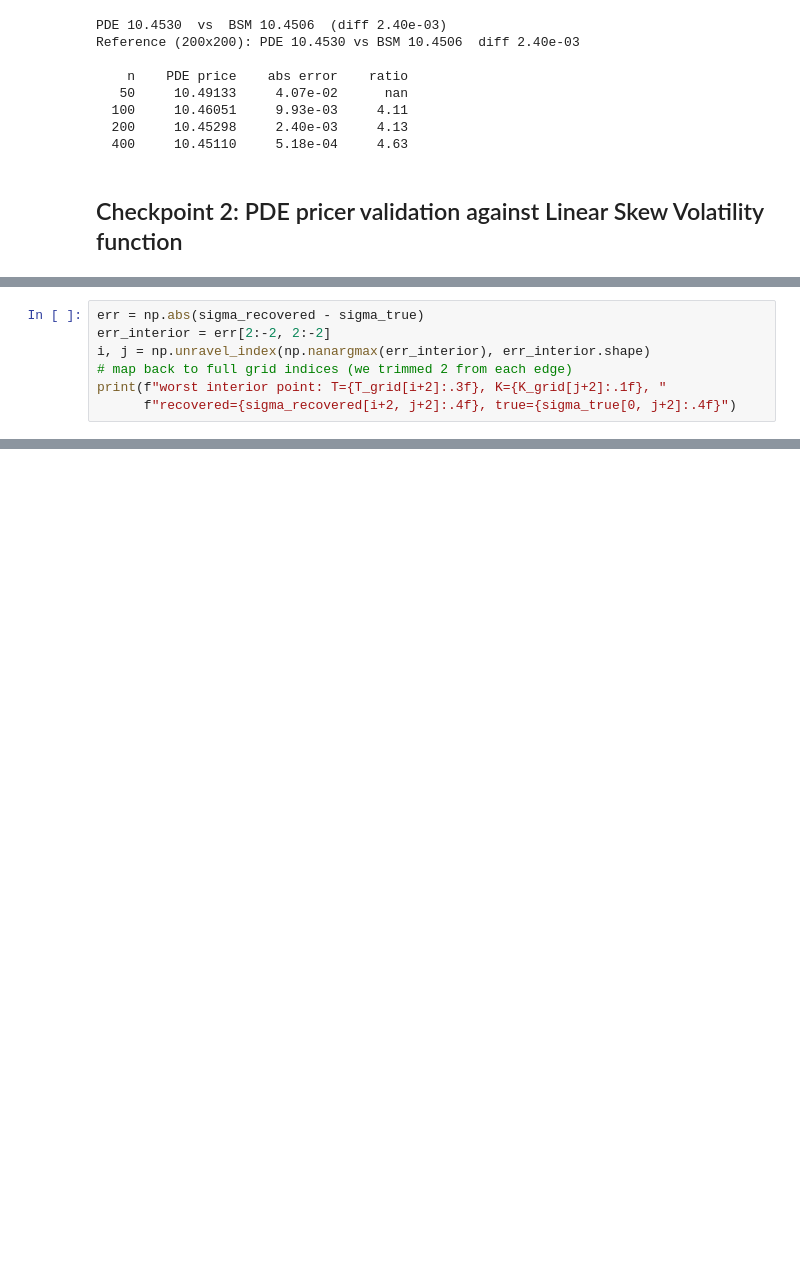
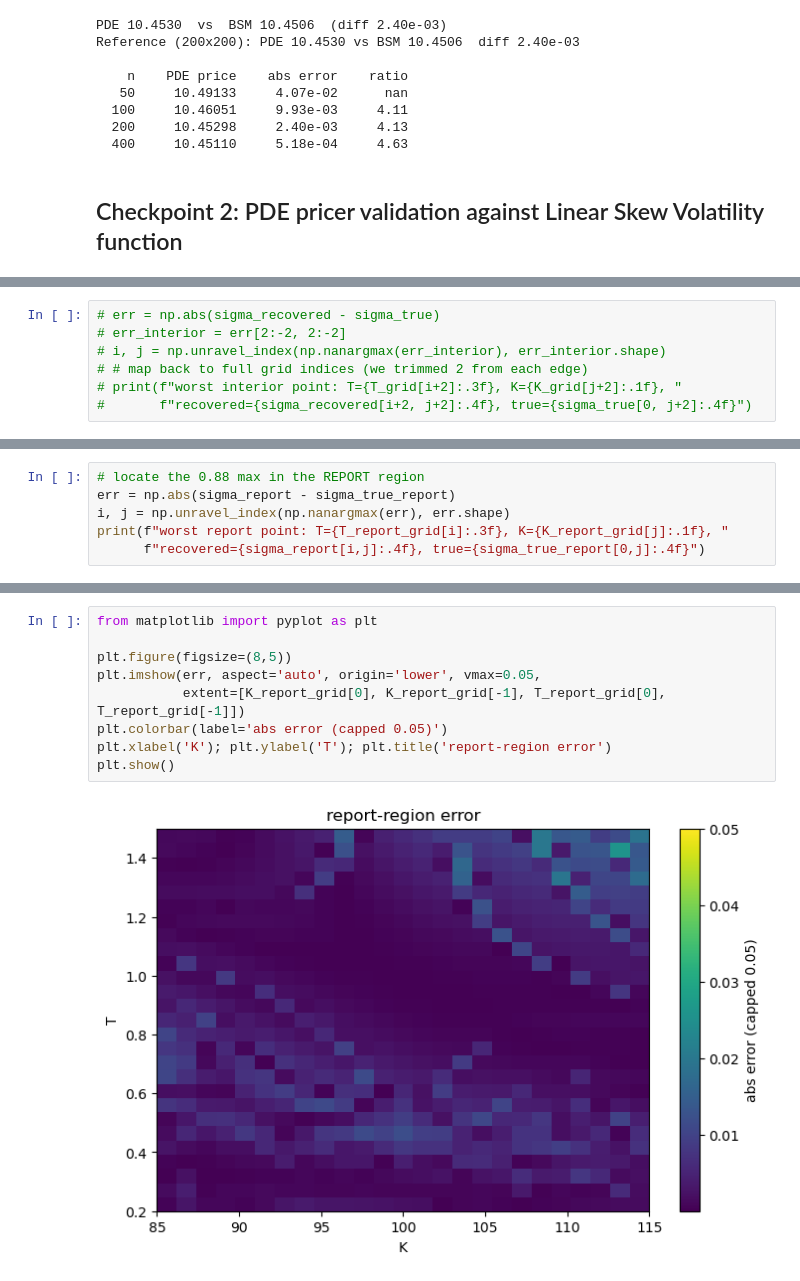
Before and after one commit to Kunvuthi/quant-project, a Jupyter notebook: notebooks/07_dupire.ipynb, the cells around one changed output, grey strips where cells are left out. Drawn from its saved outputs; the diff is of its cells as text; blank space fills up the shorter version.

```diff
--- a/notebooks/07_dupire.ipynb
+++ b/notebooks/07_dupire.ipynb
@@ -265,7 +259,7 @@ True surface ranges 0.186 to 0.216
 # %%
-err = np.abs(sigma_recovered - sigma_true)
-err_interior = err[2:-2, 2:-2]
-i, j = np.unravel_index(np.nanargmax(err_interior), err_interior.shape)
-# map back to full grid indices (we trimmed 2 from each edge)
-print(f"worst interior point: T={T_grid[i+2]:.3f}, K={K_grid[j+2]:.1f}, "
-      f"recovered={sigma_recovered[i+2, j+2]:.4f}, true={sigma_true[0, j+2]:.4f}")
+# err = np.abs(sigma_recovered - sigma_true)
+# err_interior = err[2:-2, 2:-2]
+# i, j = np.unravel_index(np.nanargmax(err_interior), err_interior.shape)
+# # map back to full grid indices (we trimmed 2 from each edge)
+# print(f"worst interior point: T={T_grid[i+2]:.3f}, K={K_grid[j+2]:.1f}, "
+#       f"recovered={sigma_recovered[i+2, j+2]:.4f}, true={sigma_true[0, j+2]:.4f}")
@@ -320,0 +363,6 @@ plt.tight_layout(); plt.show()
+# %%
+# locate the 0.88 max in the REPORT region
+err = np.abs(sigma_report - sigma_true_report)
+i, j = np.unravel_index(np.nanargmax(err), err.shape)
+print(f"worst report point: T={T_report_grid[i]:.3f}, K={K_report_grid[j]:.1f}, "
+      f"recovered={sigma_report[i,j]:.4f}, true={sigma_true_report[0,j]:.4f}")
@@ -321,3 +383,14 @@ plt.tight_layout(); plt.show()
+# %%
+from matplotlib import pyplot as plt
+
+plt.figure(figsize=(8,5))
+plt.imshow(err, aspect='auto', origin='lower', vmax=0.05,
+           extent=[K_report_grid[0], K_report_grid[-1], T_report_grid[0], T_report_grid[-1]])
+plt.colorbar(label='abs error (capped 0.05)')
+plt.xlabel('K'); plt.ylabel('T'); plt.title('report-region error')
+plt.show()
+# %% [output]
+[figure, added]
 # %% [markdown]
 # Lessons: Dupire Implementation & Validation
 
```
Also changed, not shown: parts of 12 cells of this notebook, 1 other file.
